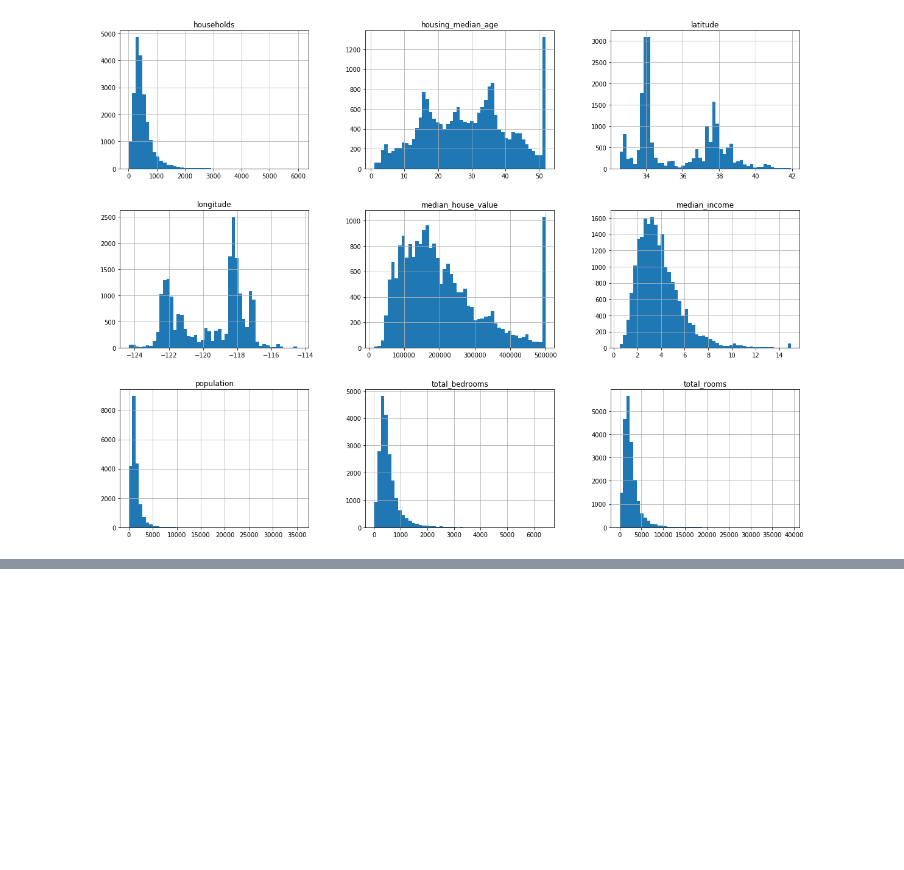
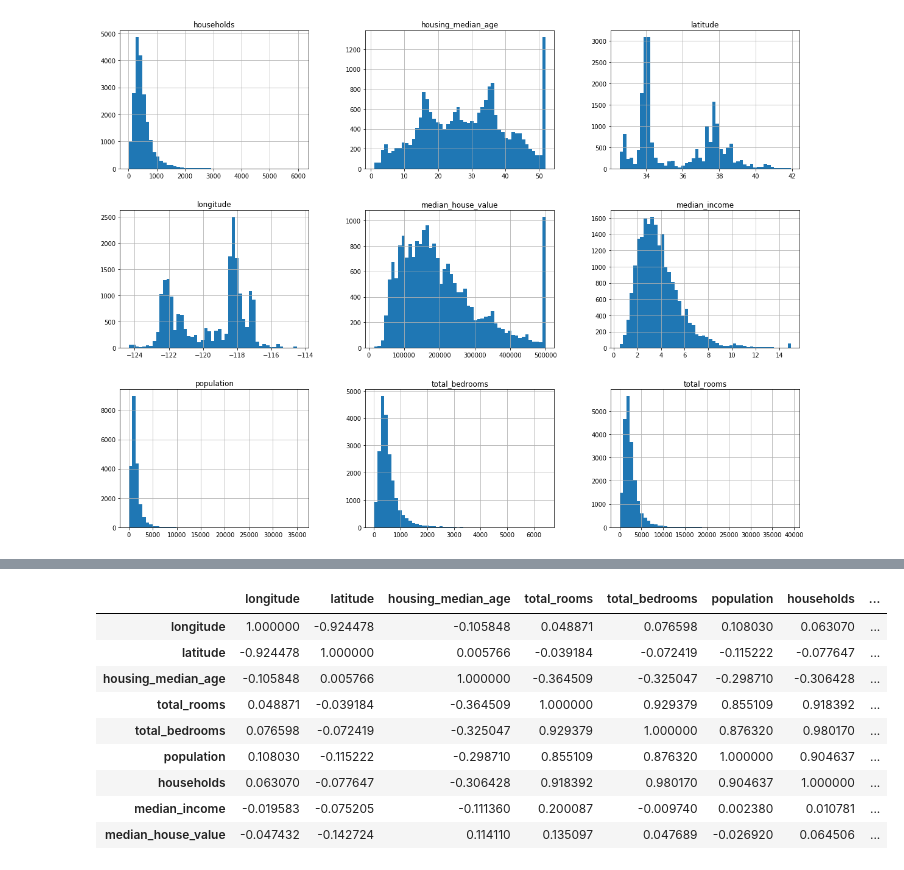
Before and after one commit to liyapo/Housing-Prices-CA, a Jupyter notebook: House Prices CA.ipynb, the cells around one changed output, grey strips where cells are left out. Saved outputs shown, nothing was run; the diff lists cells and outputs as text; code cells hidden in the pictures; blank space fills up the shorter version.

```diff
--- a/House Prices CA.ipynb
+++ b/House Prices CA.ipynb
@@ -61,0 +145,4 @@ plt.show()
+# %%
+df_cor = strat_train_set.copy()
+corr_matrix = df_cor.corr()
+corr_matrix["median_house_value"].sort_values(ascending=False)
@@ -61,0 +160,13 @@ plt.show()
+# %%
+corr_matrix
+# %% [output]
+|  | longitude | latitude | housing_median_age | total_rooms | total_bedrooms | population | households | ... |
+| longitude | 1.000000 | -0.924478 | -0.105848 | 0.048871 | 0.076598 | 0.108030 | 0.063070 | ... |
+| latitude | -0.924478 | 1.000000 | 0.005766 | -0.039184 | -0.072419 | -0.115222 | -0.077647 | ... |
+| housing_median_age | -0.105848 | 0.005766 | 1.000000 | -0.364509 | -0.325047 | -0.298710 | -0.306428 | ... |
+| total_rooms | 0.048871 | -0.039184 | -0.364509 | 1.000000 | 0.929379 | 0.855109 | 0.918392 | ... |
+| total_bedrooms | 0.076598 | -0.072419 | -0.325047 | 0.929379 | 1.000000 | 0.876320 | 0.980170 | ... |
+| population | 0.108030 | -0.115222 | -0.298710 | 0.855109 | 0.876320 | 1.000000 | 0.904637 | ... |
+| households | 0.063070 | -0.077647 | -0.306428 | 0.918392 | 0.980170 | 0.904637 | 1.000000 | ... |
+| median_income | -0.019583 | -0.075205 | -0.111360 | 0.200087 | -0.009740 | 0.002380 | 0.010781 | ... |
+| median_house_value | -0.047432 | -0.142724 | 0.114110 | 0.135097 | 0.047689 | -0.026920 | 0.064506 | ... |
```
Also changed, not shown: parts of 13 cells of this notebook.
